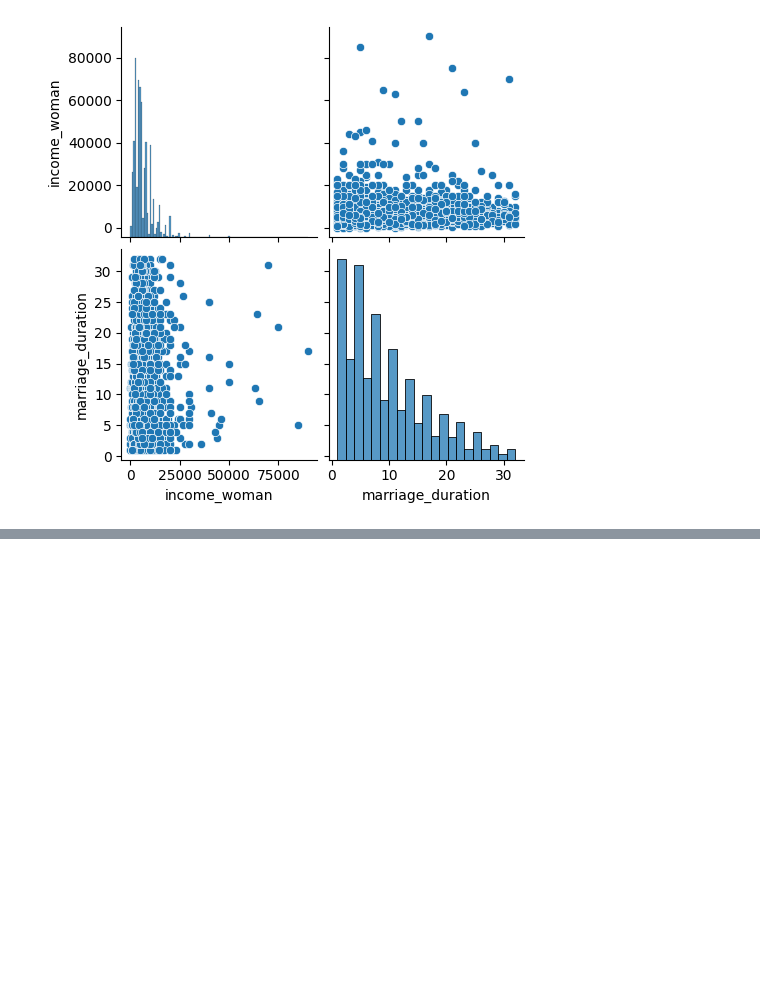
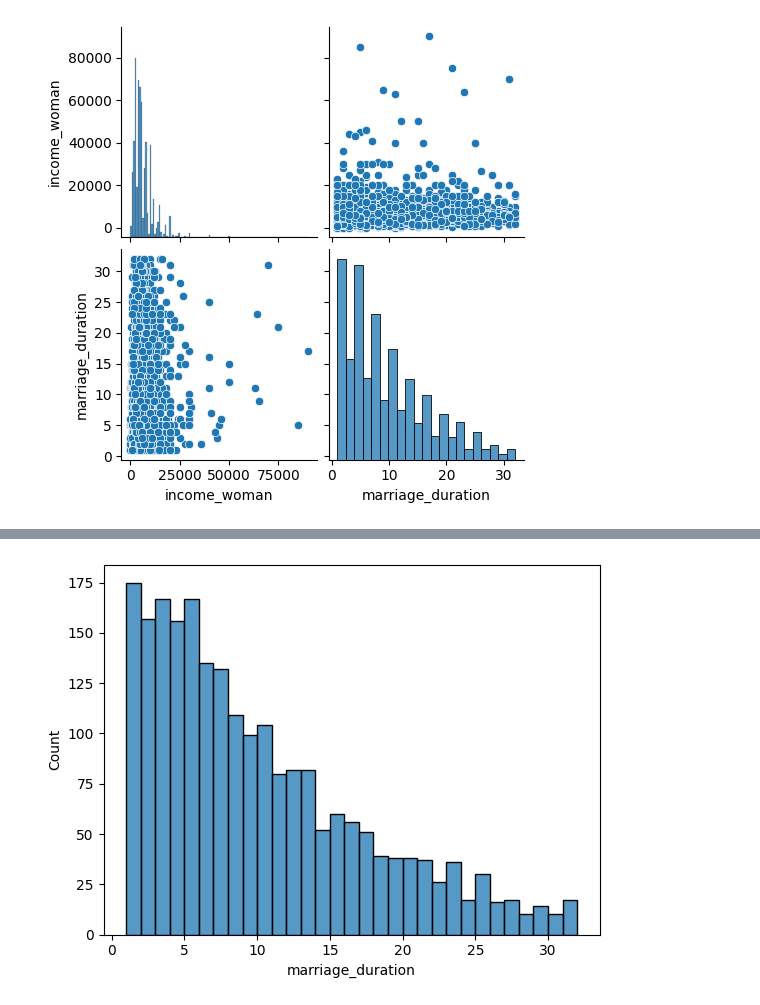
Before and after one commit to shreyasstha/data, a Jupyter notebook: EDA.ipynb, the cells around one changed output, grey strips where cells are left out. Saved outputs shown, nothing was run; the diff lists cells and outputs as text; code cells hidden in the pictures; blank space fills up the shorter version.

Commit message:
relation and plots

```diff
--- a/EDA.ipynb
+++ b/EDA.ipynb
@@ -941,0 +956,5 @@ plt.show()
+# %%
+sns.histplot(data=divorce, x="marriage_duration", binwidth=1)
+plt.show()
+# %% [output]
+[figure, added]
```
Also changed, not shown: parts of 14 cells of this notebook.
